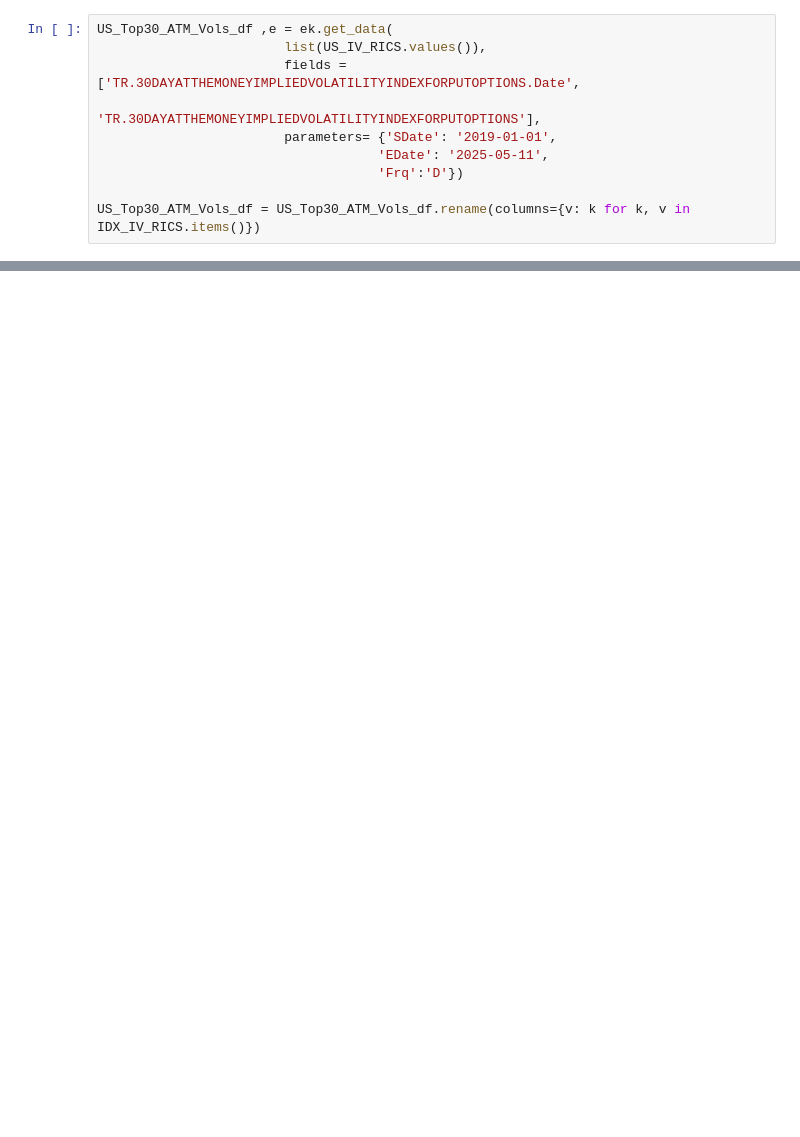
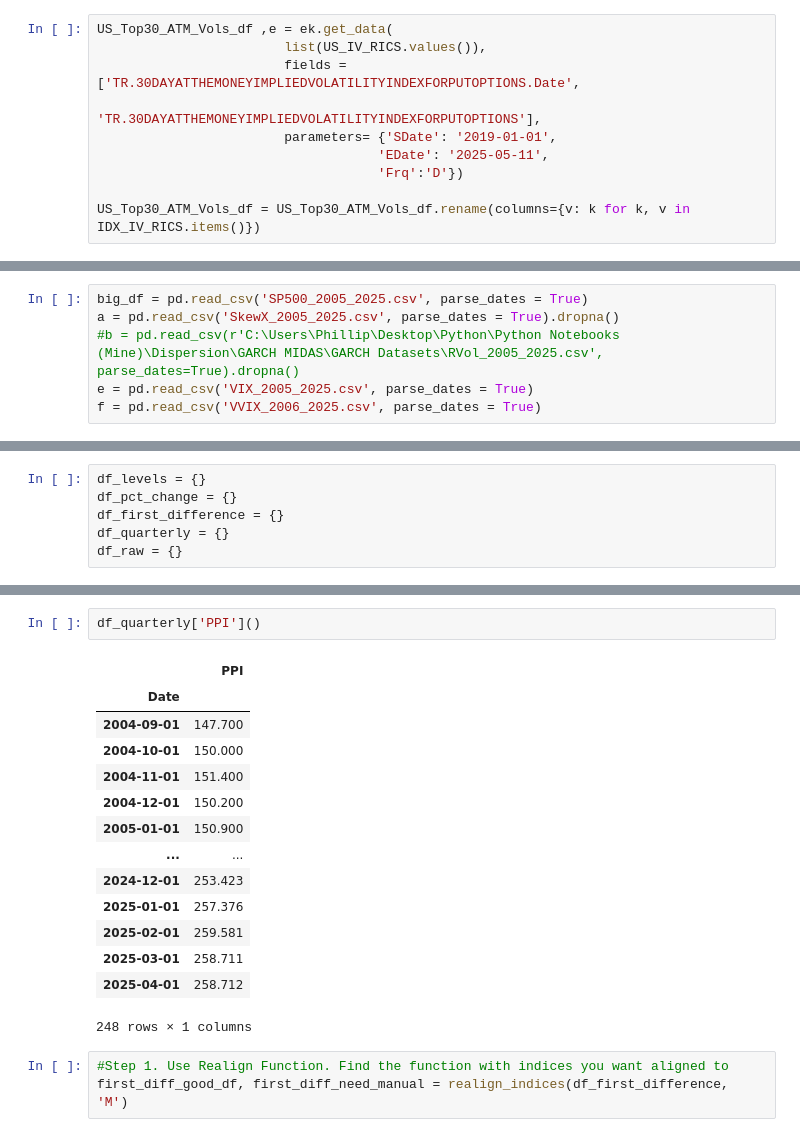
Before and after one commit to Pj-354/Python-Notebooks--Mine-, a Jupyter notebook: Dispersion/GARCH MIDAS/Eikon_data_fetcher.ipynb, the cells around one changed output, grey strips where cells are left out. Cells and saved outputs as stored; diff of their text form; blank space fills up the shorter version.

```diff
--- a/Dispersion/GARCH MIDAS/Eikon_data_fetcher.ipynb
+++ b/Dispersion/GARCH MIDAS/Eikon_data_fetcher.ipynb
@@ -81,0 +200,6 @@ db.close()
+# %%
+big_df = pd.read_csv('SP500_2005_2025.csv', parse_dates = True)
+a = pd.read_csv('SkewX_2005_2025.csv', parse_dates = True).dropna()
+#b = pd.read_csv(r'C:\Users\Phillip\Desktop\Python\Python Notebooks (Mine)\Dispersion\GARCH MIDAS\GARCH Datasets\RVol_2005_2025.csv', parse_dates=True).dropna()
+e = pd.read_csv('VIX_2005_2025.csv', parse_dates = True)
+f = pd.read_csv('VVIX_2006_2025.csv', parse_dates = True)
@@ -81,0 +322,6 @@ db.close()
+# %%
+df_levels = {}
+df_pct_change = {}
+df_first_difference = {}
+df_quarterly = {}
+df_raw = {}
@@ -81,0 +518,20 @@ db.close()
+# %%
+df_quarterly['PPI']()
+# %% [output]
+|  | PPI |
+| Date |  |
+| 2004-09-01 | 147.700 |
+| 2004-10-01 | 150.000 |
+| 2004-11-01 | 151.400 |
+| 2004-12-01 | 150.200 |
+| 2005-01-01 | 150.900 |
+| ... | ... |
+| 2024-12-01 | 253.423 |
+| 2025-01-01 | 257.376 |
+| 2025-02-01 | 259.581 |
+| 2025-03-01 | 258.711 |
+| 2025-04-01 | 258.712 |
+248 rows × 1 columns
+# %%
+#Step 1. Use Realign Function. Find the function with indices you want aligned to
+first_diff_good_df, first_diff_need_manual = realign_indices(df_first_difference, 'M')
```
Also changed, not shown: parts of 42 cells of this notebook.
